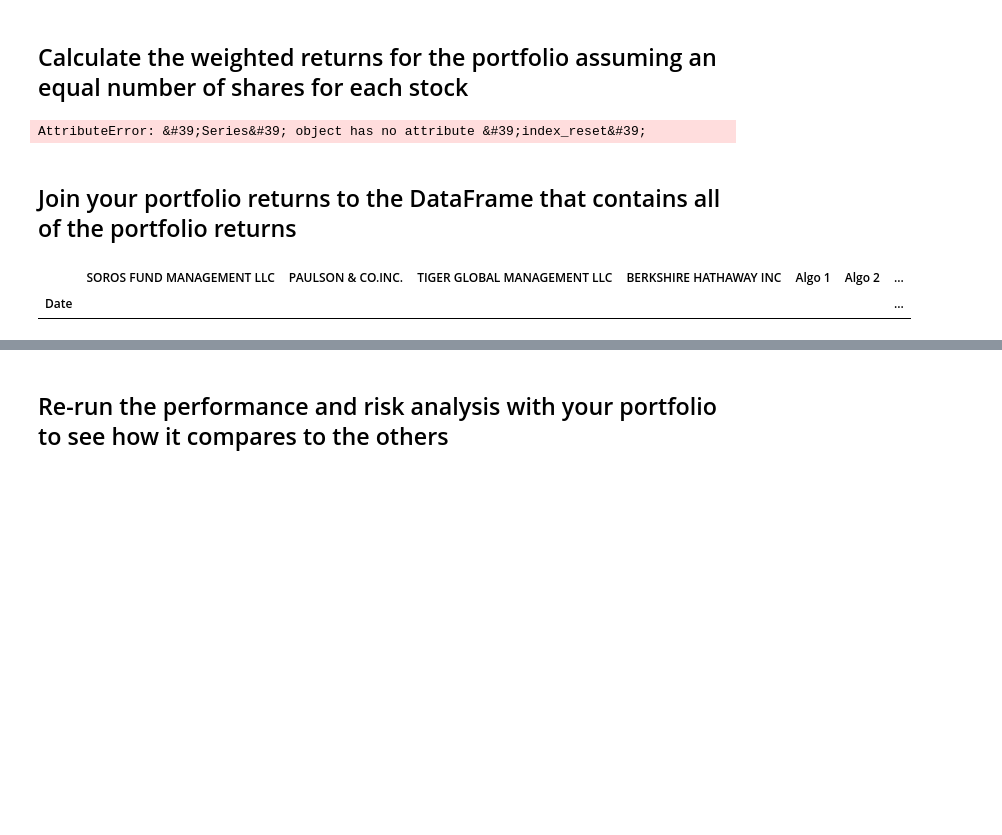
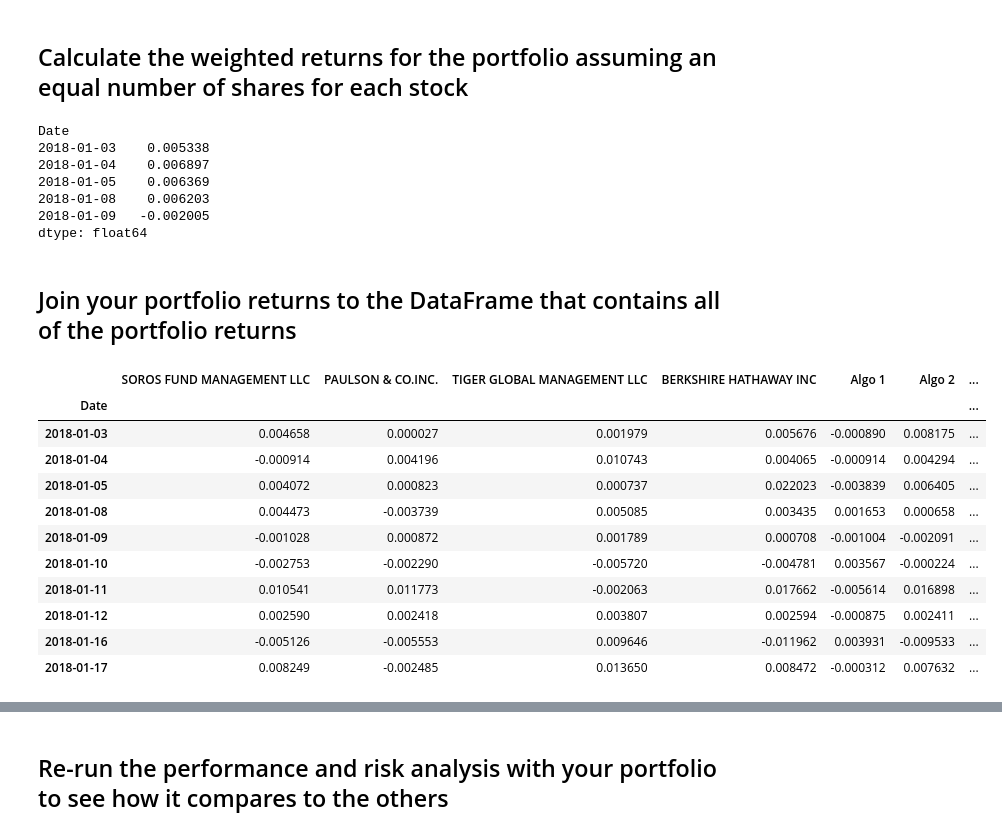
Before and after one commit to CacheKatch/quant_stats_portfolio, a Jupyter notebook: whale_analysis.ipynb, the cells around one changed output, grey strips where cells are left out. Saved outputs shown, nothing was run; the diff lists cells and outputs as text; code cells hidden in the pictures; blank space fills up the shorter version.

Commit message:
update to beta custom portfolio

```diff
--- a/whale_analysis.ipynb
+++ b/whale_analysis.ipynb
@@ -471,7 +472,7 @@ filenames = os.listdir("Resourcesb")
 #filenames
 custom_port_df = []
 for file in filenames:
-    new_df = pd.read_csv(f"Resourcesb/{file}", index_col="Date")
+    new_df = pd.read_csv(f"Resourcesb/{file}", parse_dates=True, infer_datetime_format= True, index_col="Date")
     custom_port_df.append(new_df)
 
 custom_port_df[2]
@@ -482,6 +483,11 @@ combined_df.columns = columns
 combined_df
 combined_df.reset_index(inplace=True)
 combined_df
-new_combined_df[["date","time"]]= combined_df["Date"].str.split(" ", n=1, expand=True)
-new_combined_df.head()
+combined_df['Date'] = pd.to_datetime(combined_df['Date']).dt.date
+#combined_df[["date","time"]]= combined_df["Date"].str.split(" ", n=1, expand=True)
+#combined_df.drop(columns=["Date","time"], inplace=True)
+#combined_df2=pd.to_datetime(['date'], yearfirst=True)
+combined_df.set_index("Date", inplace=True)
+combined_df
+#custom_stocks = pd.concat(custom_port_df, axis="columns", join="inner")
 # %% [output]
@@ -528,20 +544,39 @@ combined_df_returns = combined_df.pct_change()
 combined_df_returns.dropna(inplace=True)
 #combined_df_returns.head()
 combined_port_returns=combined_df_returns.dot(weights)
-combined_port_returns
-combined_port_returns.split()
+#combined_port_returns
+
+combined_port_returns.head()
+#combined_files.head()
 # %% [output]
-AttributeError: &#39;Series&#39; object has no attribute &#39;index_reset&#39;
+Date
+2018-01-03    0.005338
+2018-01-04    0.006897
+2018-01-05    0.006369
+2018-01-08    0.006203
+2018-01-09   -0.002005
+dtype: float64
 # %% [markdown]
 ## Join your portfolio returns to the DataFrame that contains all of the portfolio returns
 # %%
 # Add your "Custom" portfolio to the larger dataframe of fund returns
 # YOUR CODE HERE
 final_portf_returns = pd.concat([combined_files,combined_port_returns], axis = 'columns', join='inner')
-final_portf_returns.head()
+final_portf_returns.rename(columns={0:"Custom"}, inplace=True)
+final_portf_returns.head(10)
 # %% [output]
 |  | SOROS FUND MANAGEMENT LLC | PAULSON & CO.INC. | TIGER GLOBAL MANAGEMENT LLC | BERKSHIRE HATHAWAY INC | Algo 1 | Algo 2 | ... |
 | Date |  |  |  |  |  |  | ... |
+| 2018-01-03 | 0.004658 | 0.000027 | 0.001979 | 0.005676 | -0.000890 | 0.008175 | ... |
+| 2018-01-04 | -0.000914 | 0.004196 | 0.010743 | 0.004065 | -0.000914 | 0.004294 | ... |
+| 2018-01-05 | 0.004072 | 0.000823 | 0.000737 | 0.022023 | -0.003839 | 0.006405 | ... |
+| 2018-01-08 | 0.004473 | -0.003739 | 0.005085 | 0.003435 | 0.001653 | 0.000658 | ... |
+| 2018-01-09 | -0.001028 | 0.000872 | 0.001789 | 0.000708 | -0.001004 | -0.002091 | ... |
+| 2018-01-10 | -0.002753 | -0.002290 | -0.005720 | -0.004781 | 0.003567 | -0.000224 | ... |
+| 2018-01-11 | 0.010541 | 0.011773 | -0.002063 | 0.017662 | -0.005614 | 0.016898 | ... |
+| 2018-01-12 | 0.002590 | 0.002418 | 0.003807 | 0.002594 | -0.000875 | 0.002411 | ... |
+| 2018-01-16 | -0.005126 | -0.005553 | 0.009646 | -0.011962 | 0.003931 | -0.009533 | ... |
+| 2018-01-17 | 0.008249 | -0.002485 | 0.013650 | 0.008472 | -0.000312 | 0.007632 | ... |
 # %%
 # Only compare dates where return data exists for all the stocks (drop NaNs)
 # YOUR CODE HERE
```
Also changed, not shown: parts of 23 cells of this notebook.
